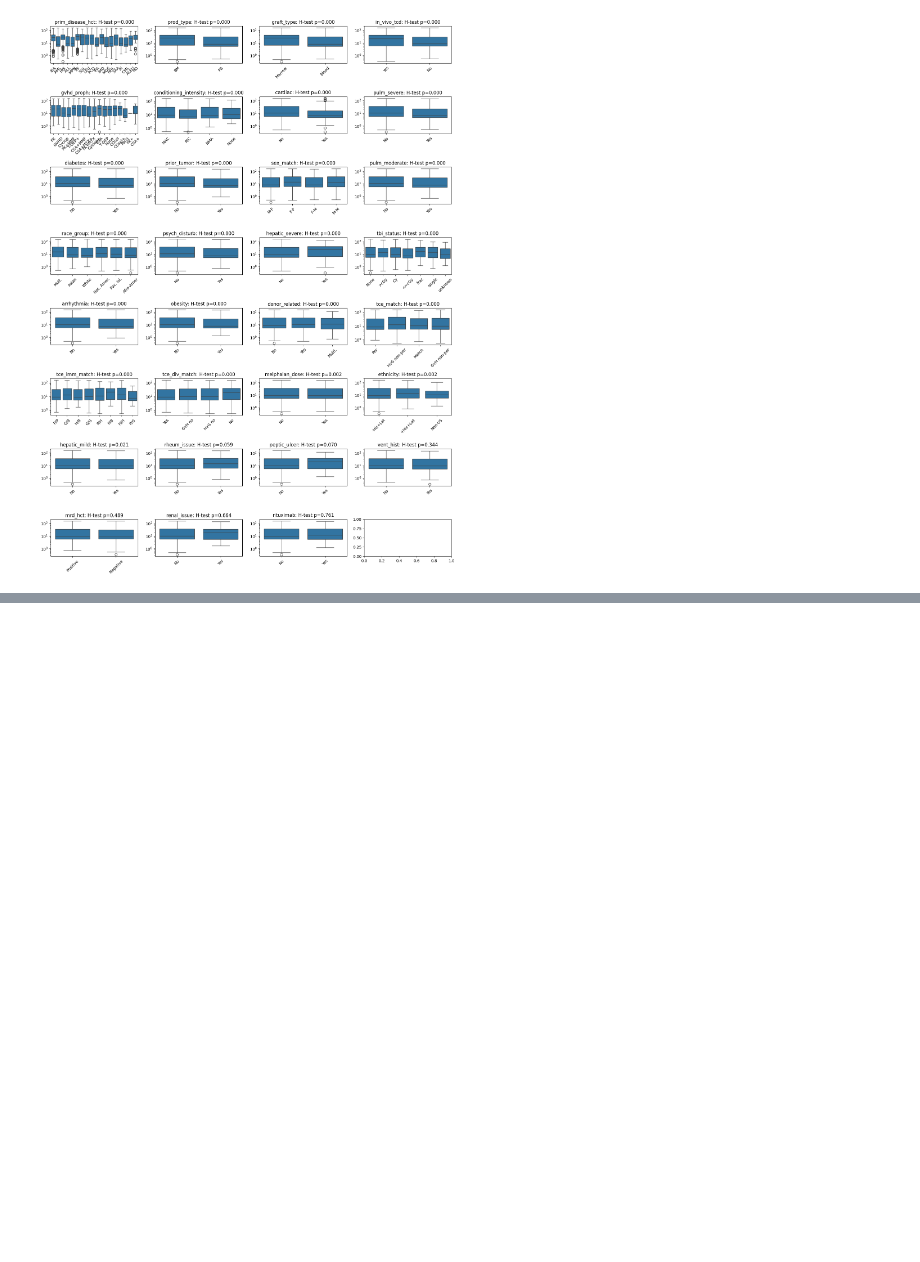
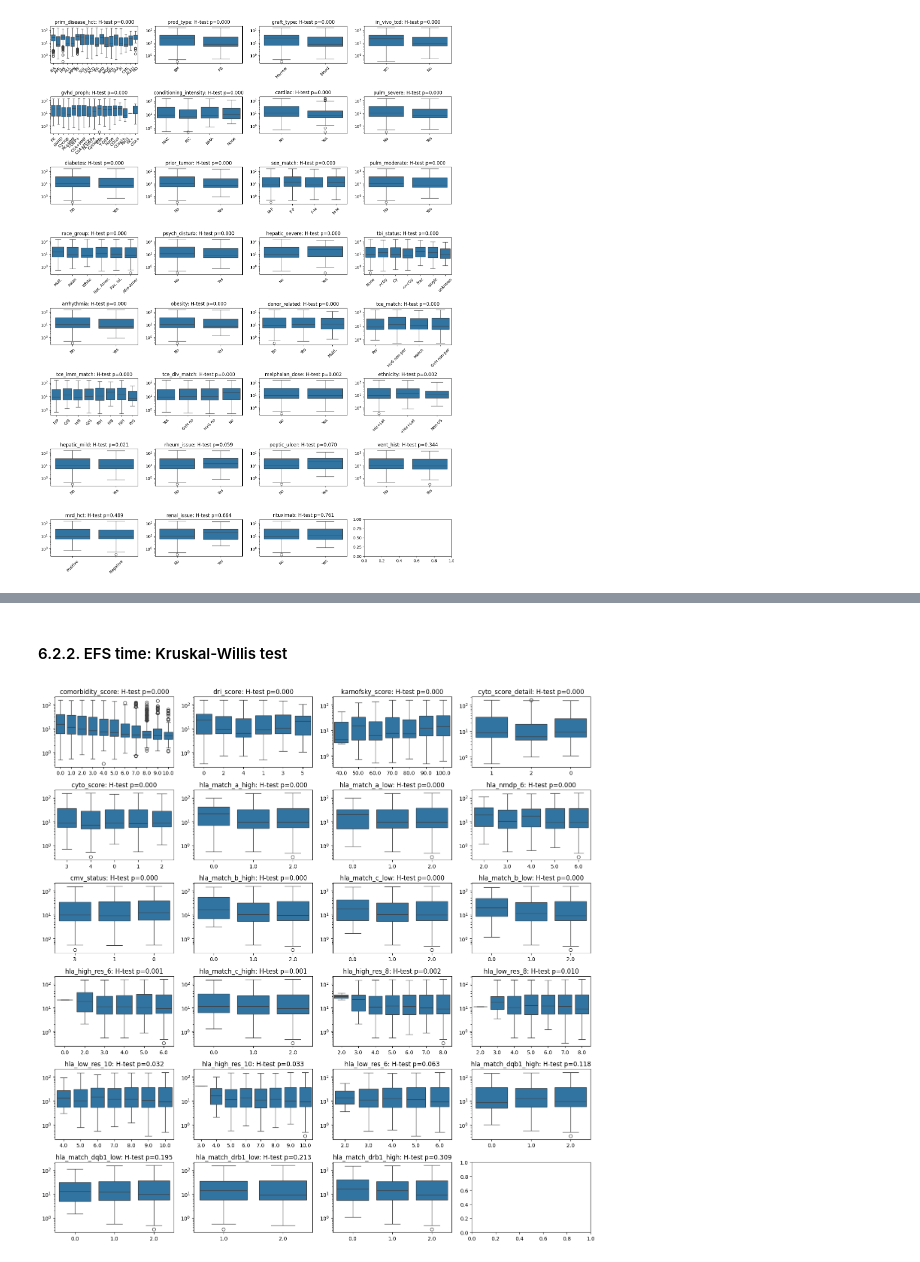
Before and after one commit to gperdrizet/HSCT_survival, a Jupyter notebook: notebooks/01.1-EDA_feature_inspection.ipynb, the cells around one changed output, grey strips where cells are left out. Saved outputs shown, nothing was run; the diff lists cells and outputs as text; code cells hidden in the pictures; blank space fills up the shorter version.

```diff
--- a/notebooks/01.1-EDA_feature_inspection.ipynb
+++ b/notebooks/01.1-EDA_feature_inspection.ipynb
@@ -771,2 +851,37 @@ fig.tight_layout()
+# %% [markdown]
+#### 6.2.2. EFS time: Kruskal-Willis test
+# %%
+kruskal_results={
+    'Feature':[],
+    'p-value':[]
+}
+
+for feature in feature_types['Ordinal']:
+
+    groups=data_df.groupby(feature)['efs_time']
+    efs_times=[list(group_efs_times) for _, group_efs_times in groups]
+    kruskal_result=kruskal(*efs_times)
+    kruskal_results['Feature'].append(feature)
+    kruskal_results['p-value'].append(kruskal_result.pvalue)
+
+kruskal_results_df=pd.DataFrame.from_dict(kruskal_results)
+kruskal_results_df.sort_values('p-value', inplace=True)
+kruskal_results_df.reset_index(inplace=True, drop=True)
+# %%
+plot_cols=4
+plot_rows=int(len(chisquare_results_df)/plot_cols) + 1
+
+fig, axs=plt.subplots(plot_rows, plot_cols, figsize=(15,plot_rows*2.5))
+axs=axs.flatten()
+
+for i, row in kruskal_results_df.iterrows():
+    sns.boxplot(data_df, x=row['Feature'], y='efs_time', ax=axs[i], log_scale=True)
+    axs[i].set_title(f"{row['Feature']}: H-test p={row['p-value']:.3f}")
+    axs[i].set_xlabel('')
+    axs[i].set_ylabel('')
+
+fig.tight_layout()
+# %% [output]
+[figure, added]
 # %% [markdown]
 ### 6.3. Interval features
```
Also changed, not shown: parts of 11 cells of this notebook.
